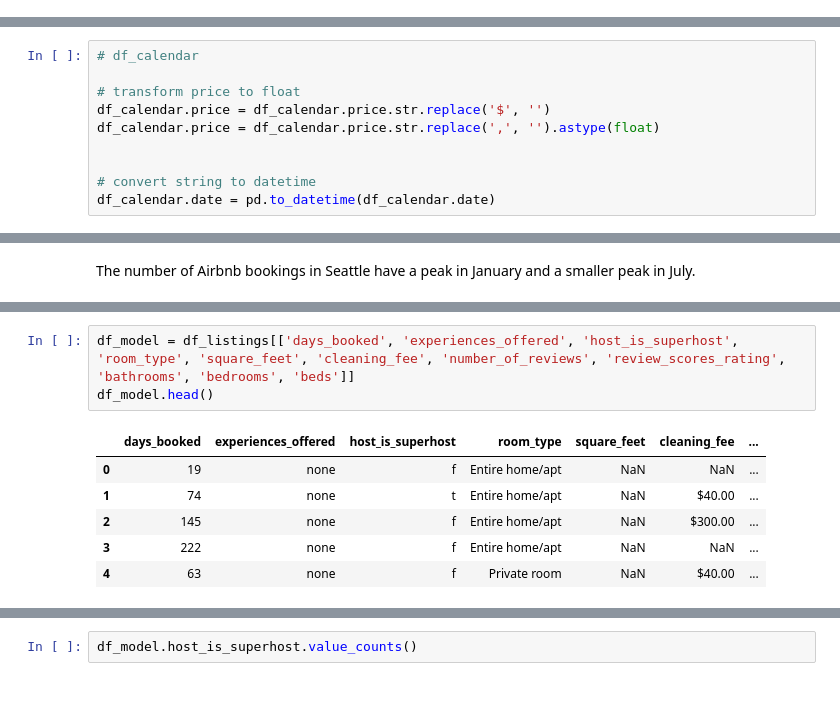
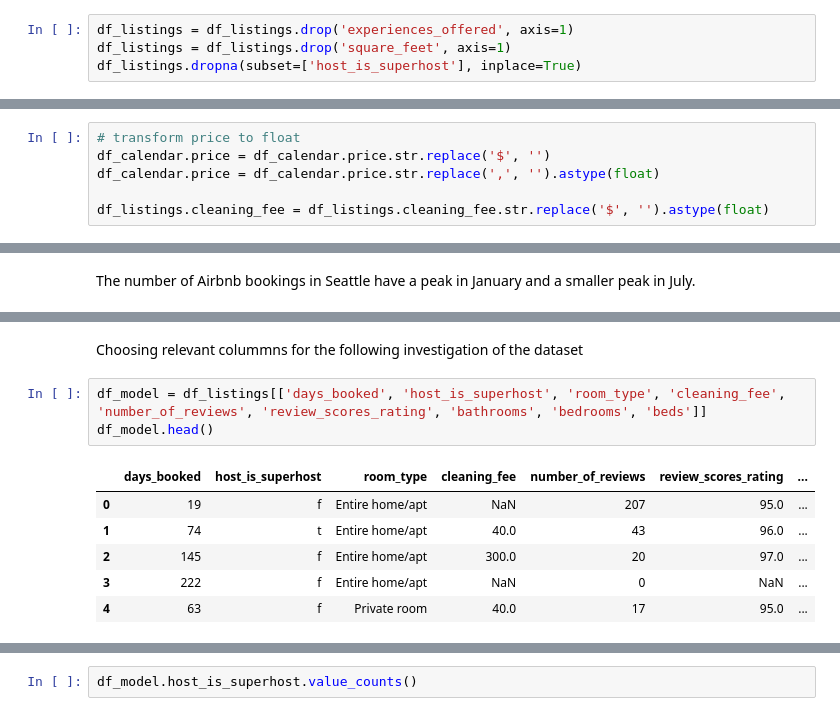
Before and after one commit to therealbaguette/udacity_project1, a Jupyter notebook: main.ipynb, the cells around one changed output, grey strips where cells are left out. Saved outputs shown, nothing was run; the diff lists cells and outputs as text.

```diff
--- a/main.ipynb
+++ b/main.ipynb
@@ -154,0 +177,4 @@ memory usage: 3.9+ MB
+# %%
+df_listings = df_listings.drop('experiences_offered', axis=1)
+df_listings = df_listings.drop('square_feet', axis=1)
+df_listings.dropna(subset=['host_is_superhost'], inplace=True)
@@ -155,10 +186,6 @@ memory usage: 3.9+ MB
 # %%
-# df_calendar
-
 # transform price to float
 df_calendar.price = df_calendar.price.str.replace('$', '')
 df_calendar.price = df_calendar.price.str.replace(',', '').astype(float)
 
-
-# convert string to datetime
-df_calendar.date = pd.to_datetime(df_calendar.date)
+df_listings.cleaning_fee = df_listings.cleaning_fee.str.replace('$', '').astype(float)
@@ -504,10 +466,12 @@ memory usage: 2.3+ MB
+# %% [markdown]
+Choosing relevant colummns for the following investigation of the dataset
 # %%
-df_model = df_listings[['days_booked', 'experiences_offered', 'host_is_superhost', 'room_type', 'square_feet', 'cleaning_fee', 'number_of_reviews', 'review_scores_rating', 'bathrooms', 'bedrooms', 'beds']]
+df_model = df_listings[['days_booked', 'host_is_superhost', 'room_type', 'cleaning_fee', 'number_of_reviews', 'review_scores_rating', 'bathrooms', 'bedrooms', 'beds']]
 df_model.head()
 # %% [output]
-|  | days_booked | experiences_offered | host_is_superhost | room_type | square_feet | cleaning_fee | ... |
-| 0 | 19 | none | f | Entire home/apt | NaN | NaN | ... |
-| 1 | 74 | none | t | Entire home/apt | NaN | $40.00 | ... |
-| 2 | 145 | none | f | Entire home/apt | NaN | $300.00 | ... |
-| 3 | 222 | none | f | Entire home/apt | NaN | NaN | ... |
-| 4 | 63 | none | f | Private room | NaN | $40.00 | ... |
+|  | days_booked | host_is_superhost | room_type | cleaning_fee | number_of_reviews | review_scores_rating | ... |
+| 0 | 19 | f | Entire home/apt | NaN | 207 | 95.0 | ... |
+| 1 | 74 | t | Entire home/apt | 40.0 | 43 | 96.0 | ... |
+| 2 | 145 | f | Entire home/apt | 300.0 | 20 | 97.0 | ... |
+| 3 | 222 | f | Entire home/apt | NaN | 0 | NaN | ... |
+| 4 | 63 | f | Private room | 40.0 | 17 | 95.0 | ... |
```
Also changed, not shown: parts of 76 cells of this notebook.
